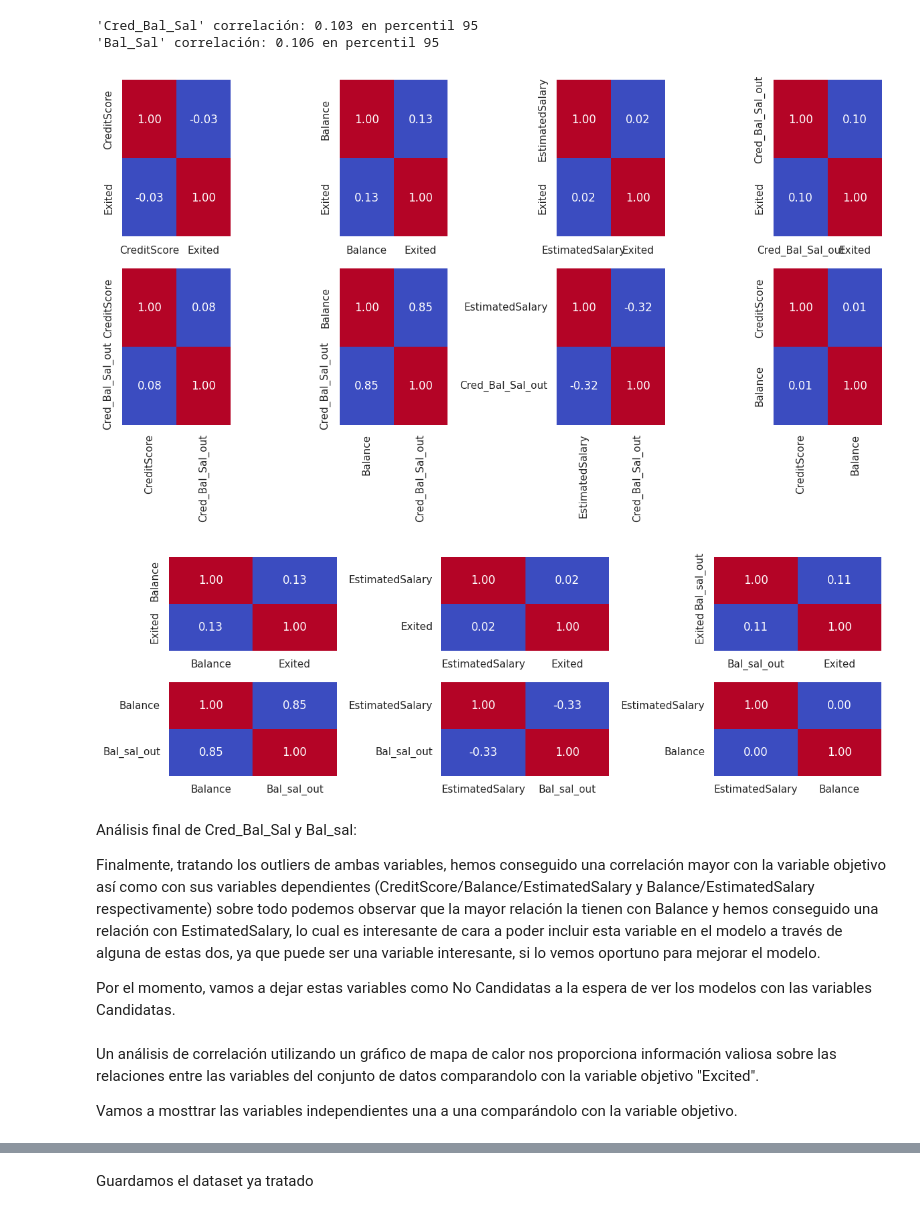
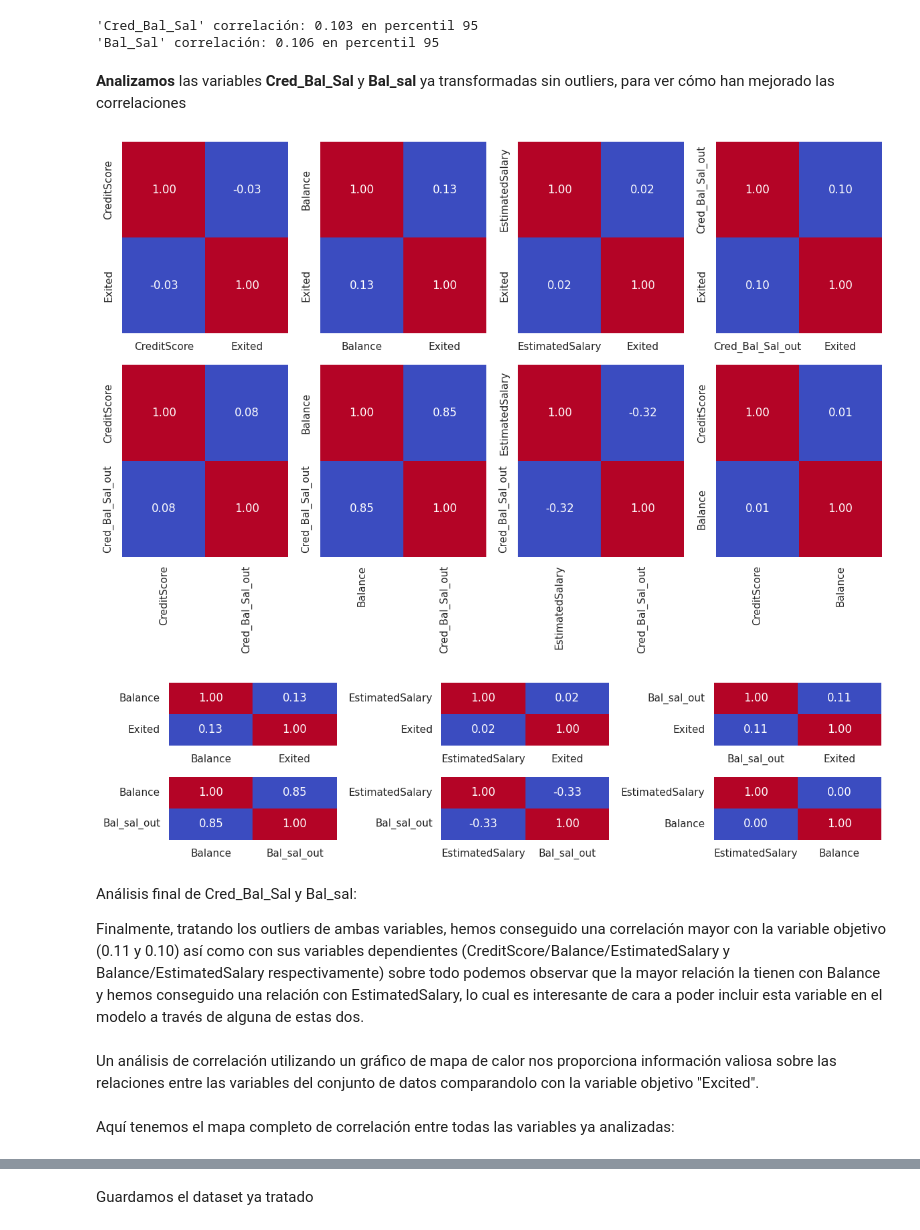
Before and after one commit to 4GeeksAcademy/Proyecto-Bank-Churn-Eli-Isa, a Jupyter notebook: src/ParteEDA (1).ipynb, the cells around one changed output, grey strips where cells are left out. Cells and saved outputs as stored; diff of their text form; code cells hidden in the pictures.

```diff
--- a/src/ParteEDA (1).ipynb
+++ b/src/ParteEDA (1).ipynb
@@ -675,36 +761,0 @@ Seguimos analizando el siguiente bloque de variables independendientes ( CreditS
-# %%
-# HISTOGRAMA, GRÁFICO DE DISPERSIÓN, DIAGRAMA DE CAJAS Y MAPA DE CALOR DE CORRELACIÓN
-
-vars=["CreditScore","Balance","Countries","EstimatedSalary","HasCrCard"]
-
-for i in range(len(vars)):
-    var=vars[i]
-    data_clean[var] = pd.to_numeric(data_clean[var], errors='coerce')        # Para asegurar que las variables sean numéricas
-    data_clean['Exited'] = pd.to_numeric(data_clean['Exited'], errors='coerce')
-
-    # Crear subgráficos
-    fig, axis = plt.subplots(2, 2, figsize=(12, 8), gridspec_kw={'height_ratios': [3, 1]})
-
-    # Configurar el título principal
-    plt.suptitle(f"Análisis de {var}", fontsize=16)
-
-    # Histograma
-    sns.histplot(ax=axis[0, 0], data=data_clean, x=var, hue="Exited", palette=["#4CAF50", "#FF5252"]).set(ylabel=None)
-    axis[0, 0].set_title(f"Histograma de {var}")
-
-    # Regplot
-    sns.regplot(data=data_clean, x=var, y="Exited", ax=axis[0, 1], scatter_kws={"color": "#2196F3"}, line_kws={"color": "#FFC107"})
-    axis[0, 1].set_title(f"Regplot de {var}")
-
-    # Boxplot
-    sns.boxplot(ax=axis[1, 0], data=data_clean, x=var, palette=["#FF5252"])
-    axis[1, 0].set_title(f"Boxplot de {var}")
-
-    # Mapa de calor de correlación
-    sns.heatmap(data_clean[[var, "Exited"]].corr(), annot=True, fmt=".2f", cbar=False, ax=axis[1, 1], cmap="coolwarm")
-
-    # Ajustar diseño
-    plt.tight_layout(rect=[0, 0, 1, 0.96])
-
-    # Mostrar gráfico
-    plt.show()
@@ -1084,34 +1038,36 @@ print(f"'Bal_Sal' correlación: {corr_2.round(3)} en percentil 95")
 # %% [output]
 'Cred_Bal_Sal' correlación: 0.103 en percentil 95
 'Bal_Sal' correlación: 0.106 en percentil 95
+# %% [markdown]
+**Analizamos** las variables **Cred_Bal_Sal** y **Bal_sal** ya transformadas sin outliers, para ver cómo han mejorado las correlaciones
 # %%
 # MAPA DE CALOR DE CORRELACIÓN
 
-fig, axis = plt.subplots(2,4, figsize=(12,7))
+fig, axis = plt.subplots(2,4, figsize=(12,8))
 
 
 sns.heatmap(data_clean[["CreditScore", "Exited"]].corr(), annot = True, fmt = ".2f", cbar = False,ax=axis[0,0], cmap="coolwarm")
 sns.heatmap(data_clean[["Balance", "Exited"]].corr(), annot = True, fmt = ".2f", cbar = False,ax=axis[0,1], cmap="coolwarm")
 sns.heatmap(data_clean[["EstimatedSalary", "Exited"]].corr(), annot = True, fmt = ".2f", cbar = False,ax=axis[0,2], cmap="coolwarm")
 sns.heatmap(data_clean[["Cred_Bal_Sal_out", "Exited"]].corr(), annot = True, fmt = ".2f", cbar = False,ax=axis[0,3], cmap="coolwarm")
 
 sns.heatmap(data_clean[["CreditScore", "Cred_Bal_Sal_out"]].corr(), annot = True, fmt = ".2f", cbar = False,ax=axis[1,0], cmap="coolwarm")
 sns.heatmap(data_clean[["Balance", "Cred_Bal_Sal_out"]].corr(), annot = True, fmt = ".2f", cbar = False,ax=axis[1,1], cmap="coolwarm")
 sns.heatmap(data_clean[["EstimatedSalary", "Cred_Bal_Sal_out"]].corr(), annot = True, fmt = ".2f", cbar = False,ax=axis[1,2], cmap="coolwarm")
 sns.heatmap(data_clean[["CreditScore", "Balance"]].corr(), annot = True, fmt = ".2f", cbar = False,ax=axis[1,3], cmap="coolwarm")
 axis[1,0].set_xticklabels(axis[1,0].get_xticklabels(), rotation=90)
 axis[1,1].set_xticklabels(axis[1,1].get_xticklabels(), rotation=90)
 axis[1,2].set_xticklabels(axis[1,2].get_xticklabels(), rotation=90)
 axis[1,3].set_xticklabels(axis[1,3].get_xticklabels(), rotation=90)
 
 fig.tight_layout()
 fig.show()
 # %% [output]
-[figure, old version]
+[figure, new version]
 # %%
 # MAPA DE CALOR DE CORRELACIÓN
 
-fig, axis = plt.subplots(2,3, figsize=(12, 4))
+fig, axis = plt.subplots(2,3, figsize=(12, 3))
 
 
 sns.heatmap(data_clean[["Balance", "Exited"]].corr(), annot = True, fmt = ".2f", cbar = False,ax=axis[0,0], cmap="coolwarm")
@@ -1126,17 +1082,15 @@ sns.heatmap(data_clean[["EstimatedSalary", "Balance"]].corr(), annot = True, fmt
 fig.tight_layout()
 fig.show()
 # %% [output]
-[figure, old version]
+[figure, new version]
 # %% [markdown]
 Análisis final de Cred_Bal_Sal y Bal_sal:
 
-Finalmente, tratando los outliers de ambas variables, hemos conseguido una correlación mayor con la variable objetivo así como con sus variables dependientes (CreditScore/Balance/EstimatedSalary y Balance/EstimatedSalary respectivamente) sobre todo podemos observar que la mayor relación la tienen con Balance y hemos conseguido una relación con EstimatedSalary, lo cual es interesante de cara a poder incluir esta variable en el modelo a través de alguna de estas dos, ya que puede ser una variable interesante, si lo vemos oportuno para mejorar el modelo.
-
-Por el momento, vamos a dejar estas variables como No Candidatas a la espera de ver los modelos con las variables Candidatas.
+Finalmente, tratando los outliers de ambas variables, hemos conseguido una correlación mayor con la variable objetivo (0.11 y 0.10) así como con sus variables dependientes (CreditScore/Balance/EstimatedSalary y Balance/EstimatedSalary respectivamente) sobre todo podemos observar que la mayor relación la tienen con Balance y hemos conseguido una relación con EstimatedSalary, lo cual es interesante de cara a poder incluir esta variable en el modelo a través de alguna de estas dos.
 # %% [markdown]
 Un análisis de correlación utilizando un gráfico de mapa de calor nos proporciona información valiosa sobre las relaciones entre las variables del conjunto de datos comparandolo con la variable objetivo "Excited".
-
-Vamos a mosttrar las variables independientes una a una comparándolo con la variable objetivo.
+# %% [markdown]
+Aquí tenemos el mapa completo de correlación entre todas las variables ya analizadas:
 # %%
 # MAPA DE CALOR DE CORRELACIÓN
 
```
Also changed, not shown: parts of 61 cells of this notebook, 3 other files.
